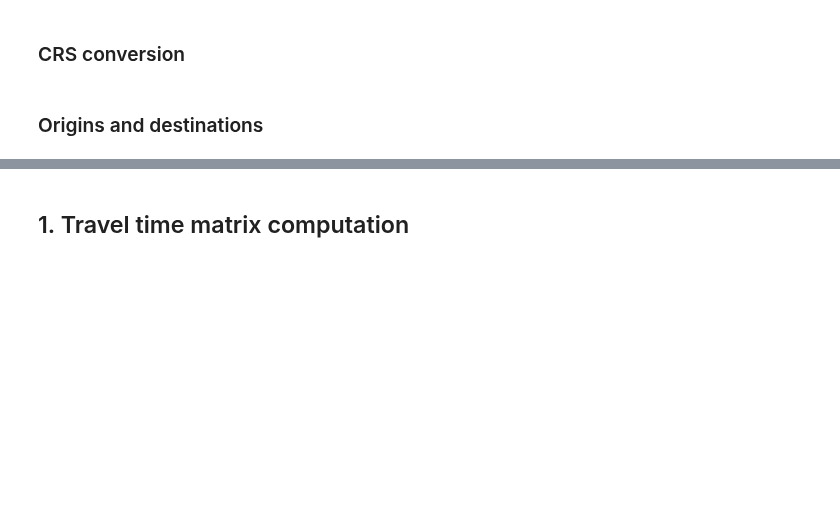
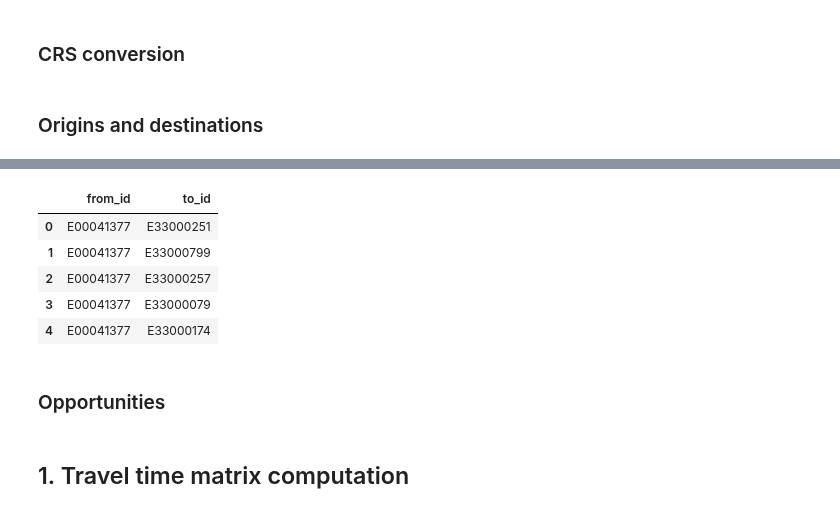
Before and after one commit to Urban-Analytics-Technology-Platform/demoland-project, a Jupyter notebook: python/accessibility.ipynb, the cells around one changed output, grey strips where cells are left out. Cells and saved outputs as stored; diff of their text form; code cells hidden in the pictures; blank space fills up the shorter version.

```diff
--- a/python/accessibility.ipynb
+++ b/python/accessibility.ipynb
@@ -71,0 +106,34 @@ wpz_centroids['id'] = wpz_centroids['wz11cd'] # Destination dataset must contain
+# %%
+# for testing purposes:
+n=99
+origins = oas_centroids.loc[:n, :]
+destinations = wpz_centroids.loc[:n, :]
+
+# origins:
+#   OAs
+# destinations:
+#   gs: entrances + OAs centroids
+#   jobs: wpz centroids + OAs centroids
+
+
+# destinations common fields: 'id', 'geometry'
+# destinations = wpz_centroids
+# simply concatenate the dataframes...
+
+# -------
+
+# generate dataframe with all from_id and all to_id pairs
+prod = product(origins['id'].unique(),
+               destinations['id'].unique())
+empty_ttm = pd.DataFrame(prod)
+empty_ttm.columns = ['from_id', 'to_id']
+empty_ttm.head()
+# %% [output]
+|  | from_id | to_id |
+| 0 | E00041377 | E33000251 |
+| 1 | E00041377 | E33000799 |
+| 2 | E00041377 | E33000257 |
+| 3 | E00041377 | E33000079 |
+| 4 | E00041377 | E33000174 |
+# %% [markdown]
+### Opportunities
```
Also changed, not shown: parts of 15 cells of this notebook.
